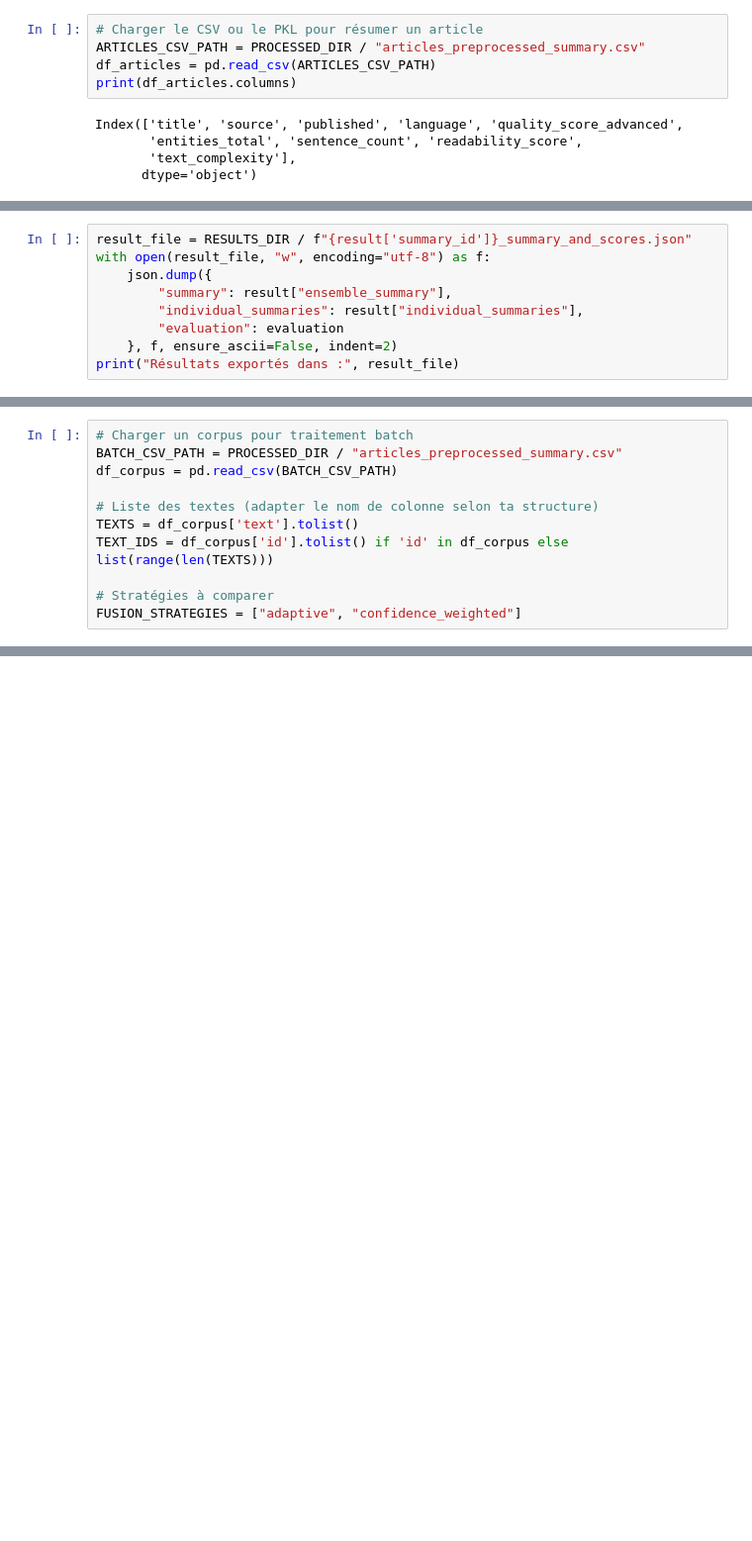
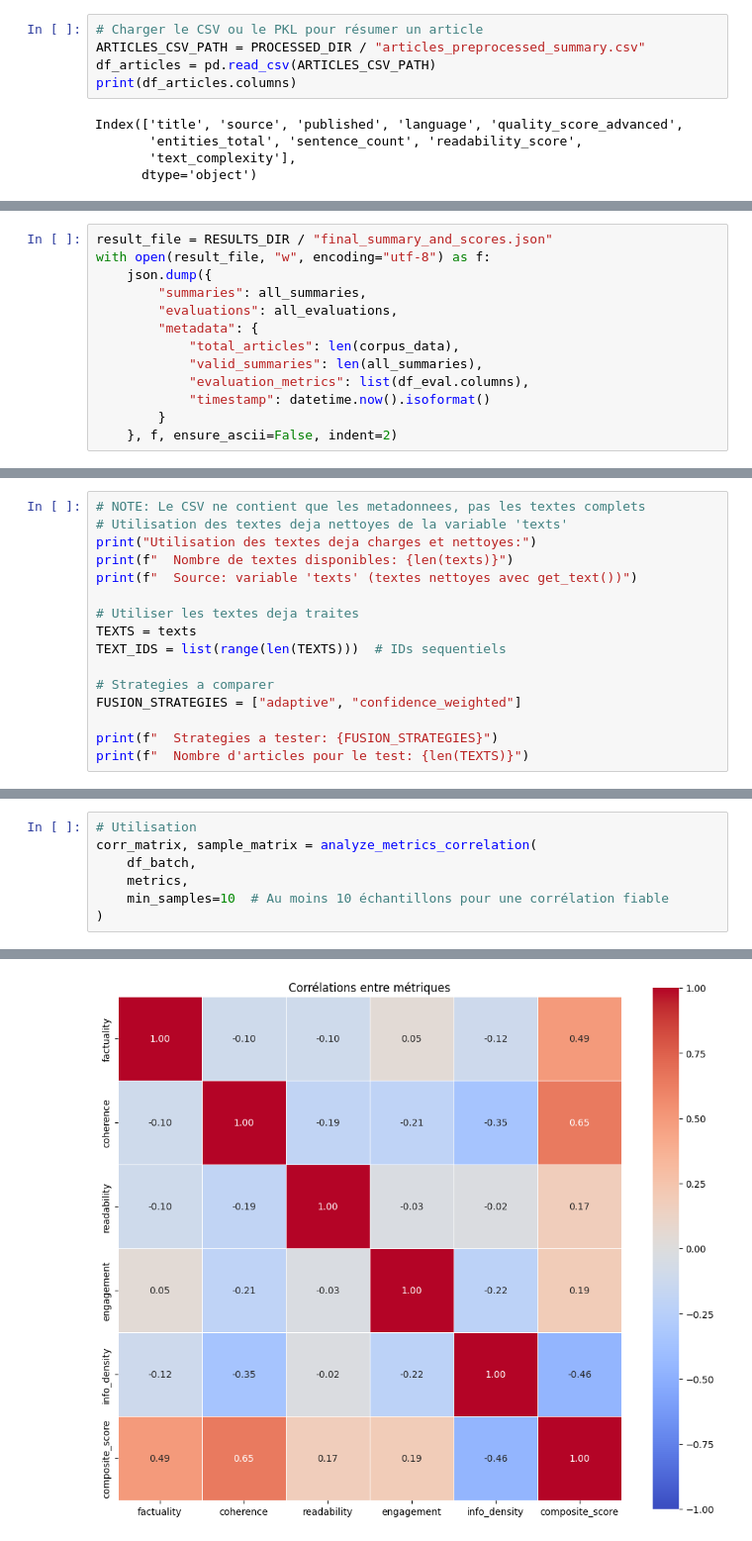
Before and after one commit to BeediGoua/InsightDetector, a Jupyter notebook: insight-detector/notebooks/04_orchestration/orchestration_notebook.ipynb, the cells around one changed output, grey strips where cells are left out. Shown at 99% size. Cells and saved outputs as stored; diff of their text form; blank space fills up the shorter version.

```diff
--- a/insight-detector/notebooks/04_orchestration/orchestration_notebook.ipynb
+++ b/insight-detector/notebooks/04_orchestration/orchestration_notebook.ipynb
@@ -158,12 +1038,16 @@ plt.show()
 # %%
-result_file = RESULTS_DIR / f"{result['summary_id']}_summary_and_scores.json"
+result_file = RESULTS_DIR / "final_summary_and_scores.json"
 with open(result_file, "w", encoding="utf-8") as f:
     json.dump({
-        "summary": result["ensemble_summary"],
-        "individual_summaries": result["individual_summaries"],
-        "evaluation": evaluation
+        "summaries": all_summaries,
+        "evaluations": all_evaluations,
+        "metadata": {
+            "total_articles": len(corpus_data),
+            "valid_summaries": len(all_summaries),
+            "evaluation_metrics": list(df_eval.columns),
+            "timestamp": datetime.now().isoformat()
+        }
     }, f, ensure_ascii=False, indent=2)
-print("Résultats exportés dans :", result_file)
 # %%
 """human_eval = HumanEvaluationInterface(output_dir=RESULTS_DIR / "human_eval")
 task = human_eval.create_evaluation_task(
@@ -175,11 +1061,16 @@ print("Tâche d'évaluation humaine créée :", task['task_id'])"""
 # %%
-# Charger un corpus pour traitement batch
-BATCH_CSV_PATH = PROCESSED_DIR / "articles_preprocessed_summary.csv"
-df_corpus = pd.read_csv(BATCH_CSV_PATH)
+# NOTE: Le CSV ne contient que les metadonnees, pas les textes complets
+# Utilisation des textes deja nettoyes de la variable 'texts'
+print("Utilisation des textes deja charges et nettoyes:")
+print(f"  Nombre de textes disponibles: {len(texts)}")
+print(f"  Source: variable 'texts' (textes nettoyes avec get_text())")
 
-# Liste des textes (adapter le nom de colonne selon ta structure)
-TEXTS = df_corpus['text'].tolist()
-TEXT_IDS = df_corpus['id'].tolist() if 'id' in df_corpus else list(range(len(TEXTS)))
+# Utiliser les textes deja traites
+TEXTS = texts
+TEXT_IDS = list(range(len(TEXTS)))  # IDs sequentiels
 
-# Stratégies à comparer
+# Strategies a comparer
 FUSION_STRATEGIES = ["adaptive", "confidence_weighted"]
+
+print(f"  Strategies a tester: {FUSION_STRATEGIES}")
+print(f"  Nombre d'articles pour le test: {len(TEXTS)}")
@@ -274,0 +1340,8 @@ plt.show()
+# %%
+# Utilisation
+corr_matrix, sample_matrix = analyze_metrics_correlation(
+    df_batch,
+    metrics,
+    min_samples=10  # Au moins 10 échantillons pour une corrélation fiable
+)
+# %% [output]
@@ -275,3 +1358,4 @@ plt.show()
+[figure, added]
 # %%
 # Afficher les textes ayant le meilleur score composite pour chaque stratégie
 top_n = 3
```
Also changed, not shown: parts of 84 cells of this notebook, 23 other files.
